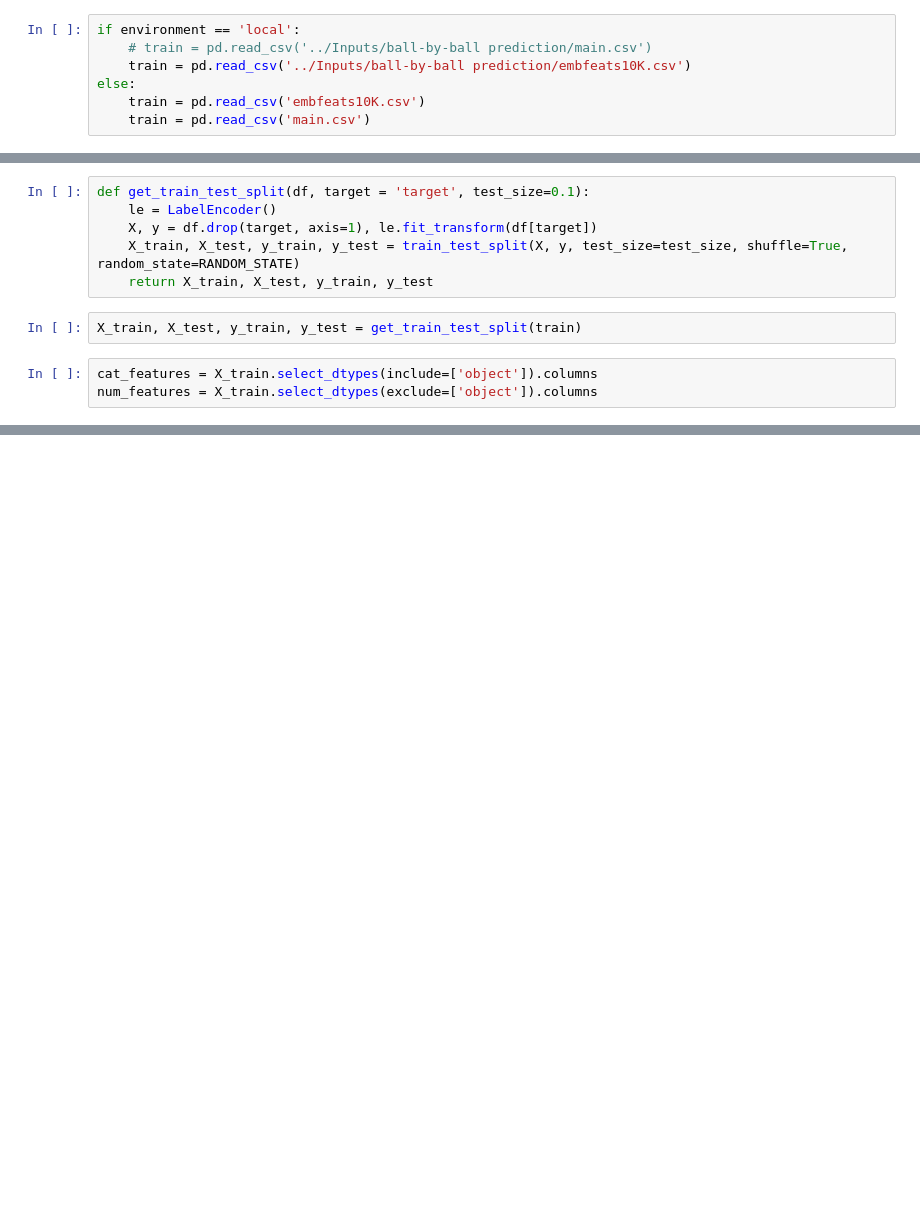
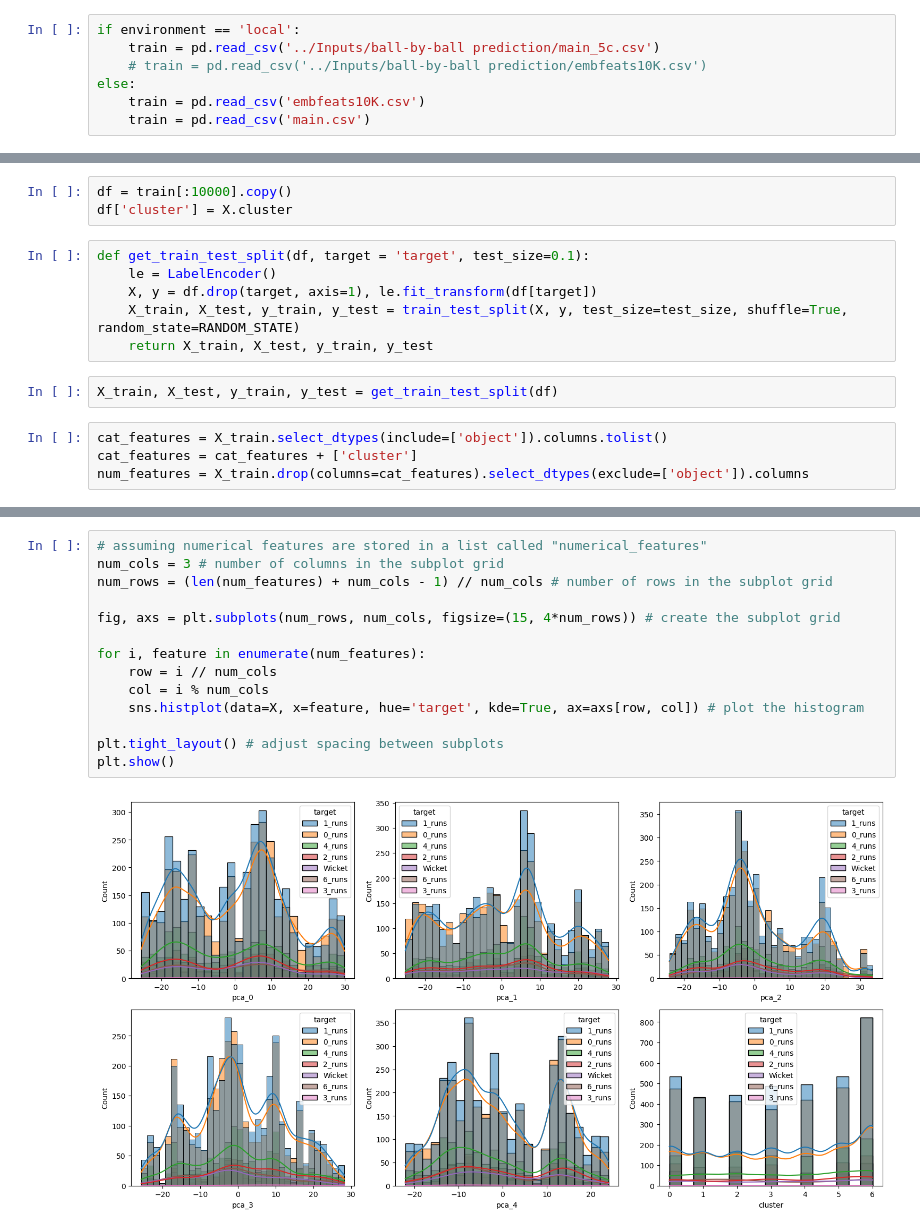
Before and after one commit to gsparsh220598/Dream11, a Jupyter notebook: Scripts/04_parameter_sweep.ipynb, the cells around one changed output, grey strips where cells are left out. Saved outputs shown, nothing was run; the diff lists cells and outputs as text; blank space fills up the shorter version.

```diff
--- a/Scripts/04_parameter_sweep.ipynb
+++ b/Scripts/04_parameter_sweep.ipynb
@@ -65,7 +72,7 @@ View run at https://wandb.ai/gsparsh/Dream11/runs/gnrcjgry
 # %%
 if environment == 'local':
-    # train = pd.read_csv('../Inputs/ball-by-ball prediction/main.csv')
-    train = pd.read_csv('../Inputs/ball-by-ball prediction/embfeats10K.csv')
+    train = pd.read_csv('../Inputs/ball-by-ball prediction/main_5c.csv')
+    # train = pd.read_csv('../Inputs/ball-by-ball prediction/embfeats10K.csv')
 else:
     train = pd.read_csv('embfeats10K.csv')
     train = pd.read_csv('main.csv')
@@ -72,3 +81,6 @@ else:
+# %%
+df = train[:10000].copy()
+df['cluster'] = X.cluster
 # %%
 def get_train_test_split(df, target = 'target', test_size=0.1):
     le = LabelEncoder()
@@ -76,7 +88,8 @@ def get_train_test_split(df, target = 'target', test_size=0.1):
     X_train, X_test, y_train, y_test = train_test_split(X, y, test_size=test_size, shuffle=True, random_state=RANDOM_STATE)
     return X_train, X_test, y_train, y_test
 # %%
-X_train, X_test, y_train, y_test = get_train_test_split(train)
+X_train, X_test, y_train, y_test = get_train_test_split(df)
 # %%
-cat_features = X_train.select_dtypes(include=['object']).columns
-num_features = X_train.select_dtypes(exclude=['object']).columns
+cat_features = X_train.select_dtypes(include=['object']).columns.tolist()
+cat_features = cat_features + ['cluster']
+num_features = X_train.drop(columns=cat_features).select_dtypes(exclude=['object']).columns
@@ -82,0 +113,16 @@ num_features = X_train.select_dtypes(exclude=['object']).columns
+# %%
+# assuming numerical features are stored in a list called "numerical_features"
+num_cols = 3 # number of columns in the subplot grid
+num_rows = (len(num_features) + num_cols - 1) // num_cols # number of rows in the subplot grid
+
+fig, axs = plt.subplots(num_rows, num_cols, figsize=(15, 4*num_rows)) # create the subplot grid
+
+for i, feature in enumerate(num_features):
+    row = i // num_cols
+    col = i % num_cols
+    sns.histplot(data=X, x=feature, hue='target', kde=True, ax=axs[row, col]) # plot the histogram
+
+plt.tight_layout() # adjust spacing between subplots
+plt.show()
+# %% [output]
+[figure, added]
```
Also changed, not shown: parts of 34 cells of this notebook, 7 other files.
